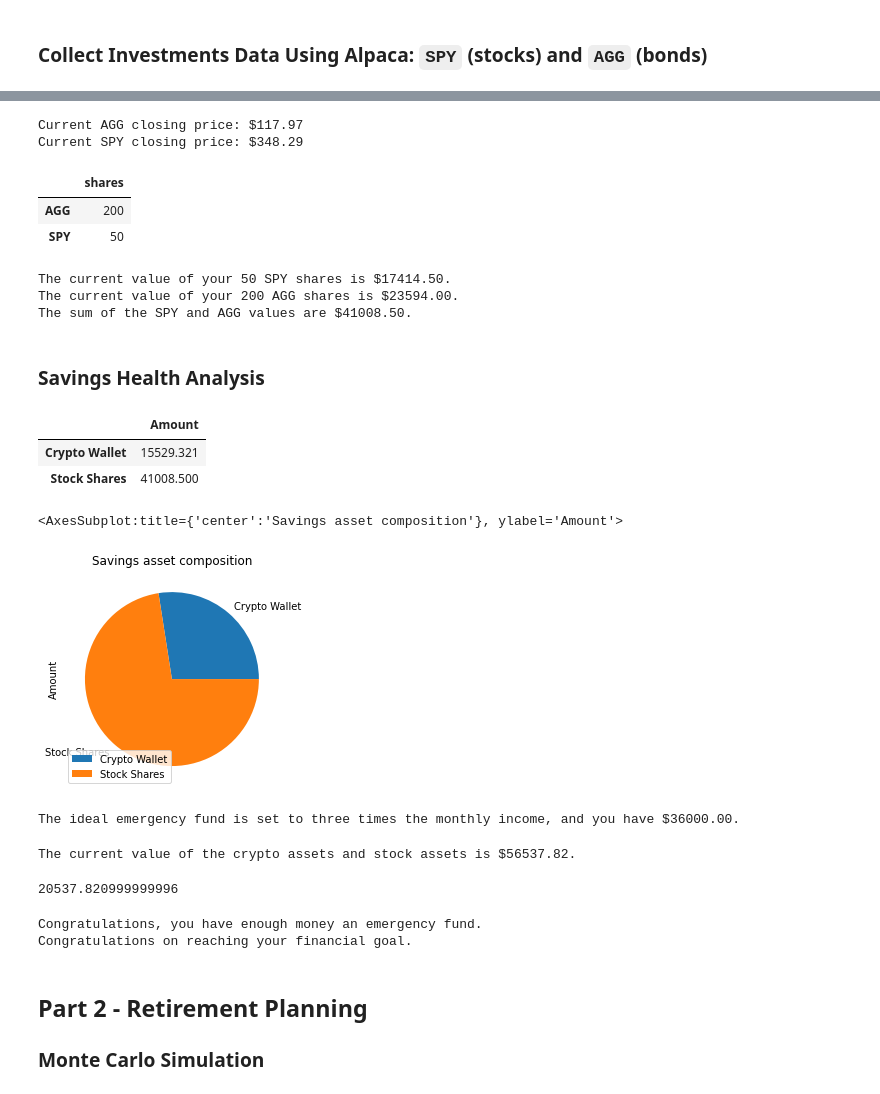
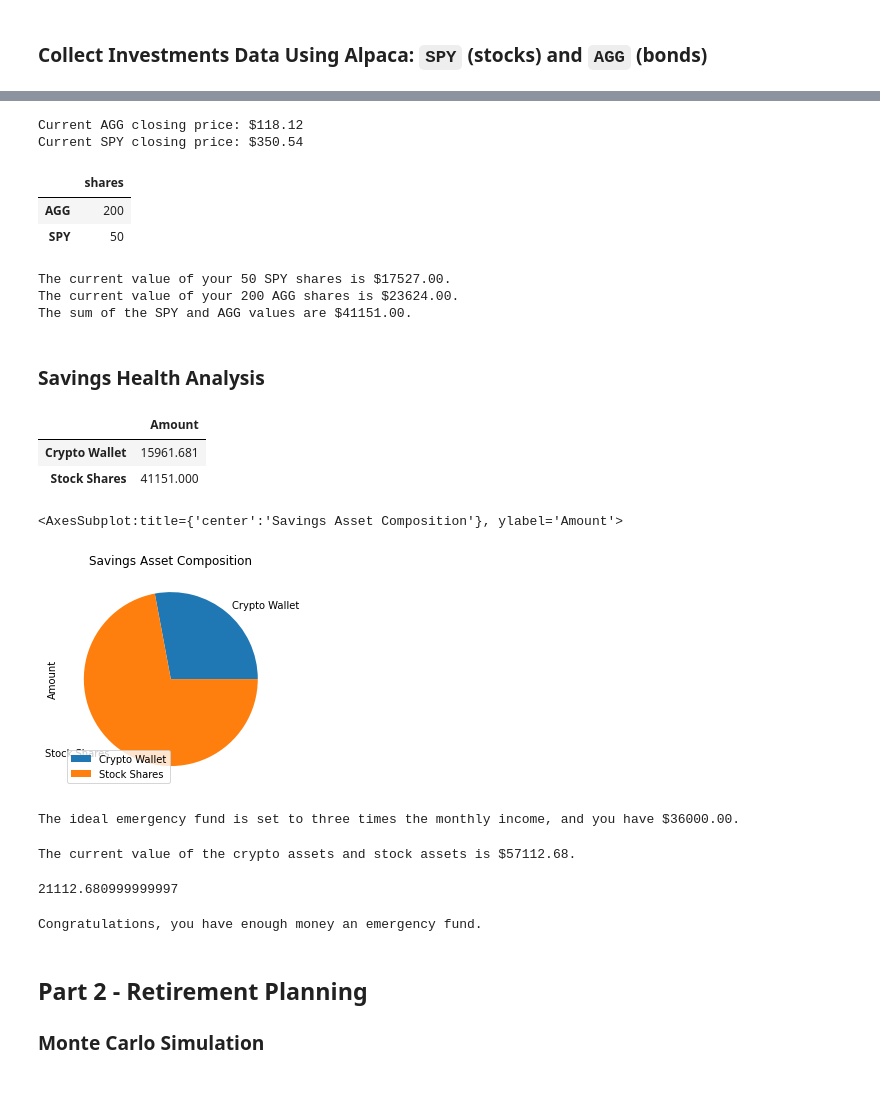
Before and after one commit to svcnygard2/Unit-5---Financial-Planning, a Jupyter notebook: financial-planner.ipynb, the cells around one changed output, grey strips where cells are left out. Cells and saved outputs as stored; diff of their text form; code cells hidden in the pictures.

```diff
--- a/financial-planner.ipynb
+++ b/financial-planner.ipynb
@@ -149,6 +149,7 @@ my_agg = 200
 my_spy = 50
 # %%
 # Format current date as ISO format
-today = pd.Timestamp("2020-08-27", tz="America/Chicago").isoformat()
+# The market is only open on weekdays!
+today = pd.Timestamp("2020-08-28", tz="America/Chicago").isoformat()
 today
 # %% [output]
@@ -183,8 +184,8 @@ spy_cp = float(close_price_df["SPY"]["close"])
 print(f"Current AGG closing price: ${agg_cp}")
 print(f"Current SPY closing price: ${spy_cp}")
 # %% [output]
-Current AGG closing price: $117.97
-Current SPY closing price: $348.29
+Current AGG closing price: $118.12
+Current SPY closing price: $350.54
 # %%
 # Set current amount of shares data
 shares_data = {"shares": [my_agg, my_spy]}
@@ -215,15 +216,15 @@ print(f"The current value of your {my_spy} SPY shares is ${spy_value:0.2f}.")
 print(f"The current value of your {my_agg} AGG shares is ${agg_value:0.2f}.")
 print(f"The sum of the SPY and AGG values are ${sum_shares_value:0.2f}.")
 # %% [output]
-The current value of your 50 SPY shares is $17414.50.
-The current value of your 200 AGG shares is $23594.00.
-The sum of the SPY and AGG values are $41008.50.
+The current value of your 50 SPY shares is $17527.00.
+The current value of your 200 AGG shares is $23624.00.
+The sum of the SPY and AGG values are $41151.00.
 # %% [markdown]
 ### Savings Health Analysis
 # %%
 # Create savings DataFrame
 df_assets= {
-    "Amount" : [sum_crypto_value,sum_shares_value]}
+    "Amount" : [sum_crypto_value, sum_shares_value]}
 
 # Set the index
 assets = ["Crypto Wallet", "Stock Shares"]
@@ -238,14 +239,14 @@ df_savings = pd.DataFrame(df_assets)
 display(df_savings)
 # %% [output]
 |  | Amount |
-| Crypto Wallet | 15529.321 |
-| Stock Shares | 41008.500 |
+| Crypto Wallet | 15961.681 |
+| Stock Shares | 41151.000 |
 # %%
 # Plot the savings pie chart
-df_savings.plot.pie(y="Amount", title="Savings asset composition")
+df_savings.plot.pie(y="Amount", title="Savings Asset Composition")
 # %% [output]
-<AxesSubplot:title={'center':'Savings asset composition'}, ylabel='Amount'>
+<AxesSubplot:title={'center':'Savings Asset Composition'}, ylabel='Amount'>
-[figure, old version]
+[figure, new version]
 # %%
 # Set ideal emergency fund
 monthly_income = 12000
@@ -258,24 +259,24 @@ The ideal emergency fund is set to three times the monthly income, and you have
 total_savings = sum_crypto_value + sum_shares_value
 print(f"The current value of the crypto assets and stock assets is ${total_savings:0.2f}.")
 # %% [output]
-The current value of the crypto assets and stock assets is $56537.82.
+The current value of the crypto assets and stock assets is $57112.68.
 # %%
 # Calculate difference between total_savings and emergency fund
 health_savings = total_savings - emergency_fund
 health_savings
 # %% [output]
-20537.820999999996
+21112.680999999997
 # %%
 # Validate savings health
 # Compare total savings to emergency fund
-if total_savings >= emergency_fund:
+if total_savings > emergency_fund:
     print("Congratulations, you have enough money an emergency fund.")
+elif total_savings == emergency_fund:
     print("Congratulations on reaching your financial goal.")
 elif total_savings < emergency_fund:
      print(f"You are ${(health_savings*-1):0.2f} away from reaching the goal of saving three times of your monthly expenses.")
 # %% [output]
 Congratulations, you have enough money an emergency fund.
-Congratulations on reaching your financial goal.
 # %% [markdown]
 ## Part 2 - Retirement Planning
 
```
Also changed, not shown: parts of 35 cells of this notebook.
